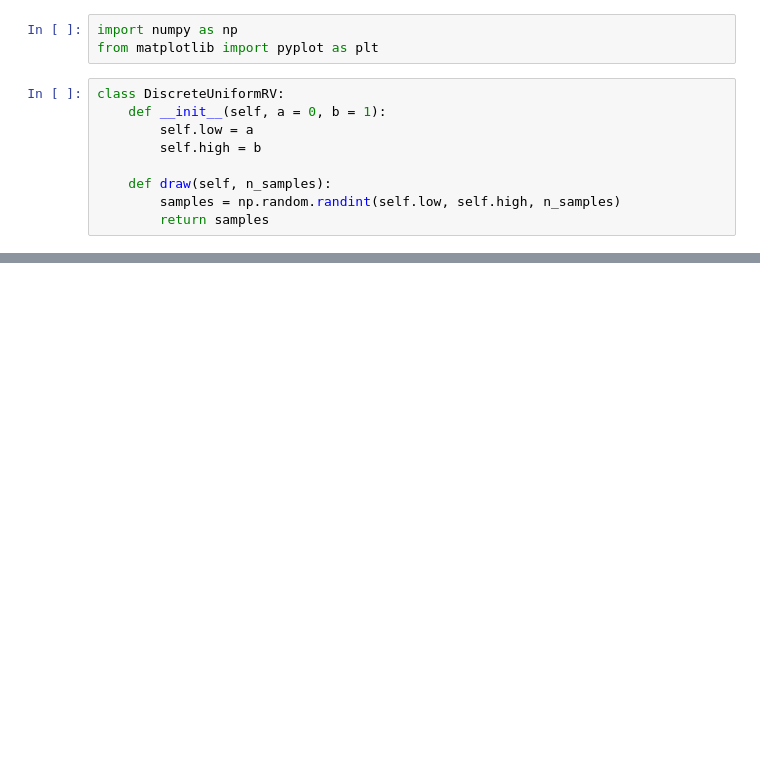
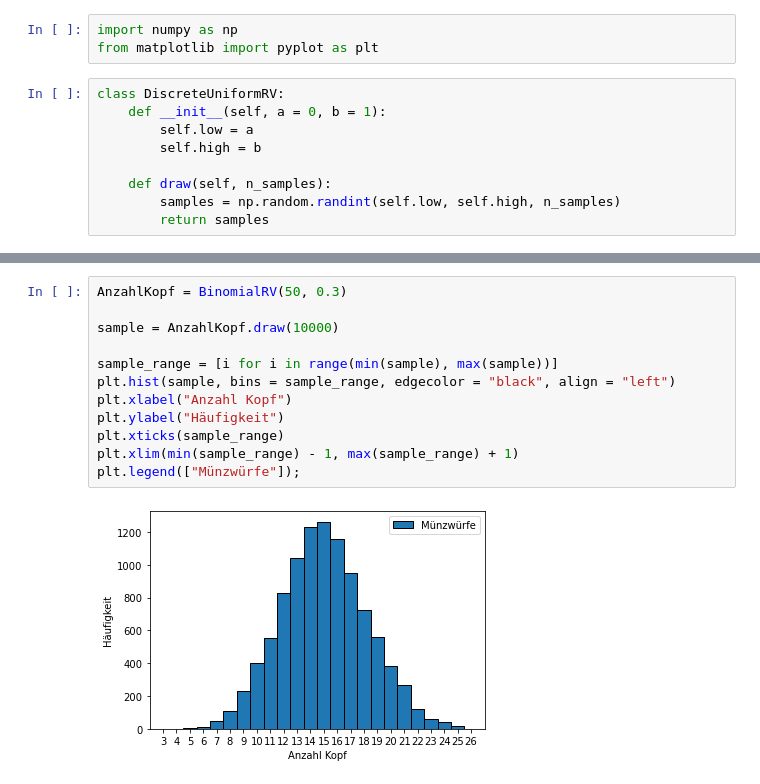
Before and after one commit to MarcelDeSutter/udemy_data_science, a Jupyter notebook: notebooks/08_Grundlagen_Statistik/08-03_Diskrete_Zufallsvariablen.ipynb, the cells around one changed output, grey strips where cells are left out. Drawn from its saved outputs; the diff is of its cells as text; blank space fills up the shorter version.

```diff
--- a/notebooks/08_Grundlagen_Statistik/08-03_Diskrete_Zufallsvariablen.ipynb
+++ b/notebooks/08_Grundlagen_Statistik/08-03_Diskrete_Zufallsvariablen.ipynb
@@ -46,0 +105,14 @@ plt.xticks(values, values);
+# %%
+AnzahlKopf = BinomialRV(50, 0.3)
+
+sample = AnzahlKopf.draw(10000)
+
+sample_range = [i for i in range(min(sample), max(sample))]
+plt.hist(sample, bins = sample_range, edgecolor = "black", align = "left")
+plt.xlabel("Anzahl Kopf")
+plt.ylabel("Häufigkeit")
+plt.xticks(sample_range)
+plt.xlim(min(sample_range) - 1, max(sample_range) + 1)
+plt.legend(["Münzwürfe"]);
+# %% [output]
+[figure, added]
```
Also changed, not shown: parts of 10 cells of this notebook.
